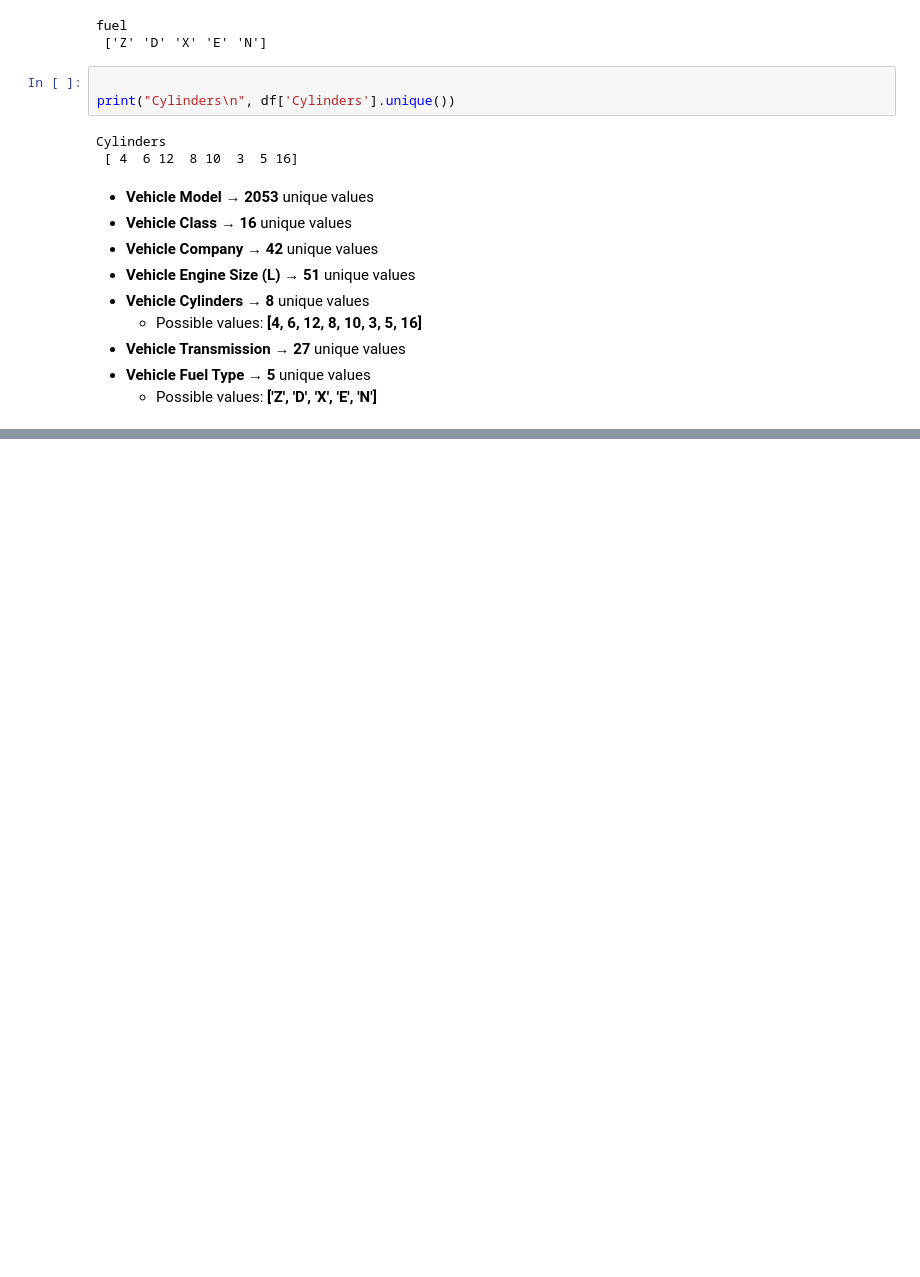
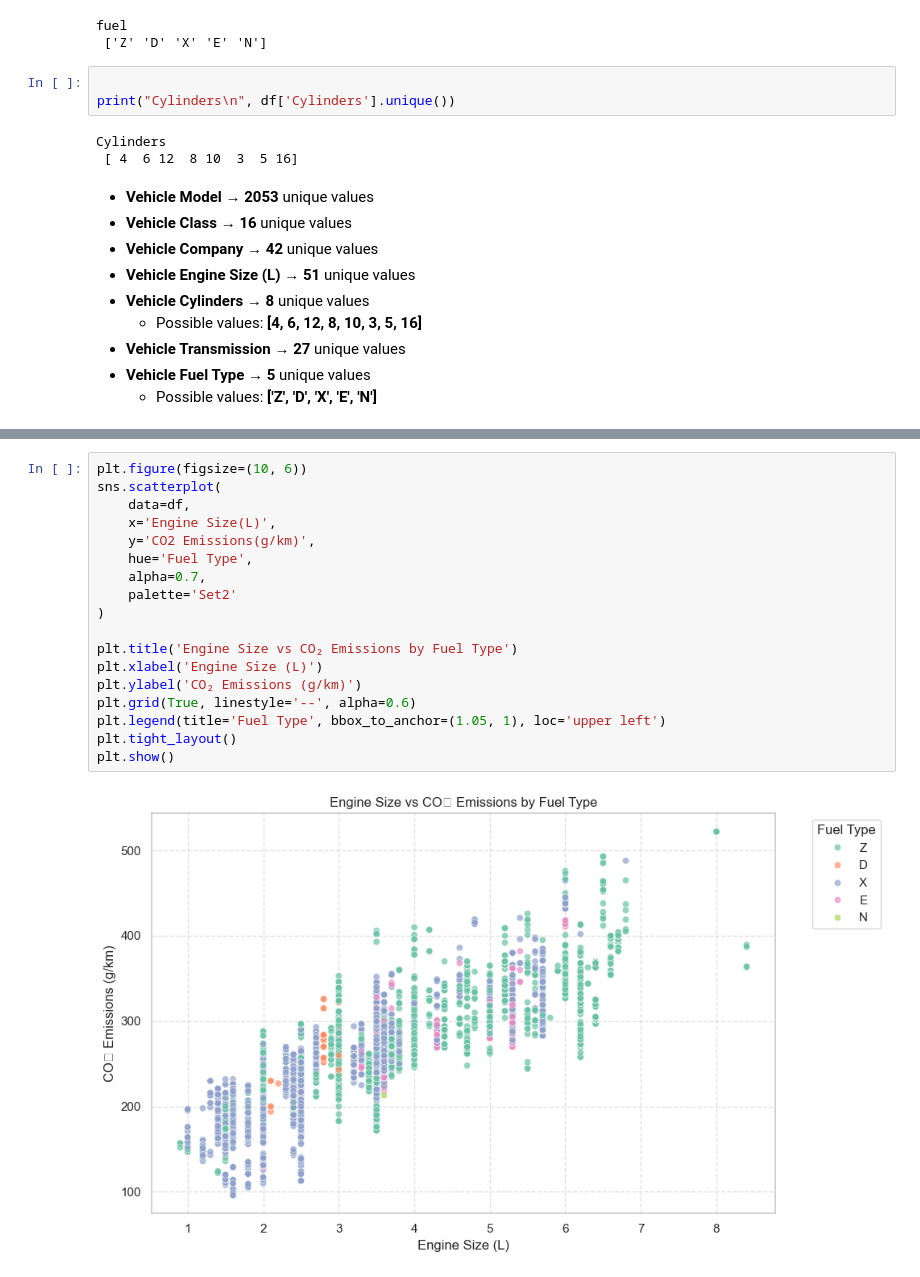
Before and after one commit to Satyamkus/Predicting-CO-Emissions-from-Vehicle-Specifications, a Jupyter notebook: emmision.ipynb, the cells around one changed output, grey strips where cells are left out. Saved outputs shown, nothing was run; the diff lists cells and outputs as text; blank space fills up the shorter version.

```diff
--- a/emmision.ipynb
+++ b/emmision.ipynb
@@ -171,0 +359,20 @@ Cylinders
+# %%
+plt.figure(figsize=(10, 6))
+sns.scatterplot(
+    data=df,
+    x='Engine Size(L)',
+    y='CO2 Emissions(g/km)',
+    hue='Fuel Type',
+    alpha=0.7,
+    palette='Set2'
+)
+
+plt.title('Engine Size vs CO₂ Emissions by Fuel Type')
+plt.xlabel('Engine Size (L)')
+plt.ylabel('CO₂ Emissions (g/km)')
+plt.grid(True, linestyle='--', alpha=0.6)
+plt.legend(title='Fuel Type', bbox_to_anchor=(1.05, 1), loc='upper left')
+plt.tight_layout()
+plt.show()
+# %% [output]
+[figure, added]
```
Also changed, not shown: parts of 14 cells of this notebook.
